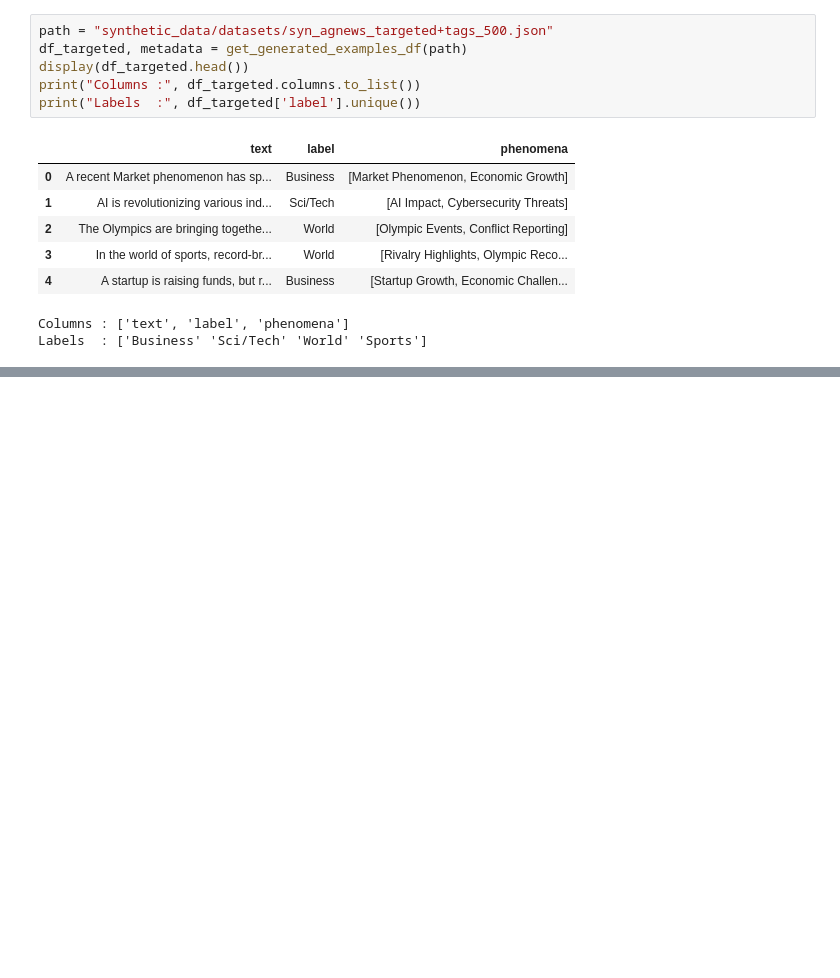
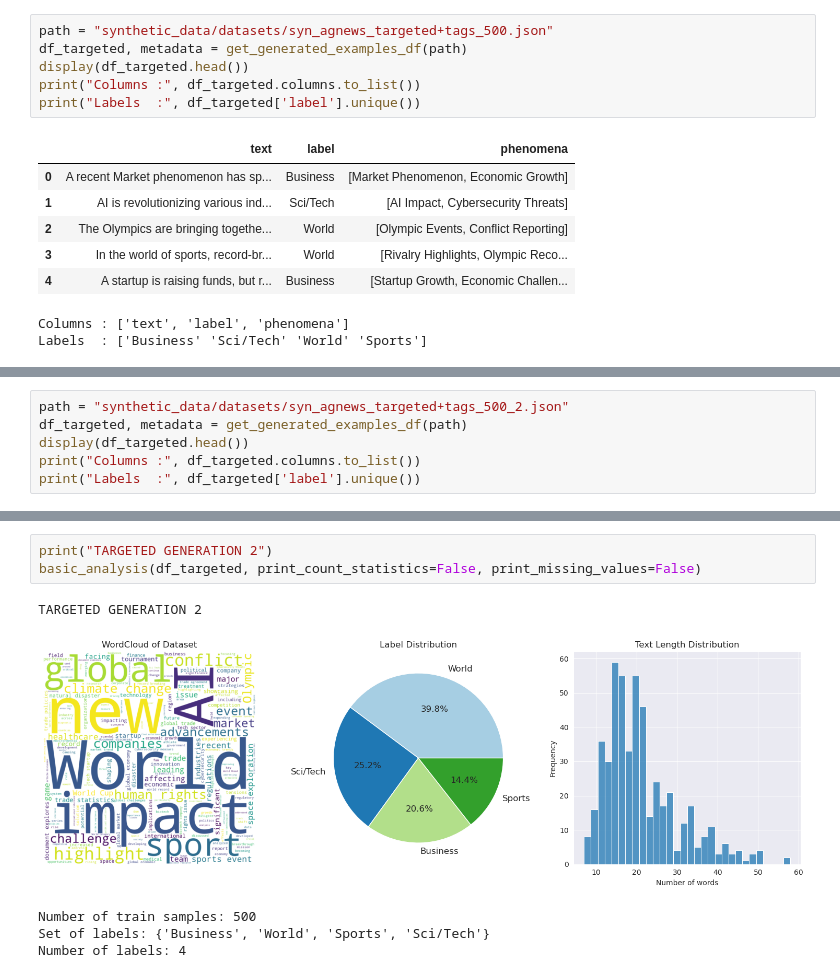
Before and after one commit to AlessandroGhiotto/thesis-nlp, a Jupyter notebook: src/agnews/look_synthetic_data.ipynb, the cells around one changed output, grey strips where cells are left out. Cells and saved outputs as stored; diff of their text form; blank space fills up the shorter version.

Commit message:
created othe 500 examples agnews

```diff
--- a/src/agnews/look_synthetic_data.ipynb
+++ b/src/agnews/look_synthetic_data.ipynb
@@ -96,0 +97,6 @@ Number of unique phenomena: 444
+# %%
+path = "synthetic_data/datasets/syn_agnews_targeted+tags_500_2.json"
+df_targeted, metadata = get_generated_examples_df(path)
+display(df_targeted.head())
+print("Columns :", df_targeted.columns.to_list())
+print("Labels  :", df_targeted['label'].unique())
@@ -96,0 +112,9 @@ Number of unique phenomena: 444
+# %%
+print("TARGETED GENERATION 2")
+basic_analysis(df_targeted, print_count_statistics=False, print_missing_values=False)
+# %% [output]
+TARGETED GENERATION 2
+[figure, added]
+Number of train samples: 500
+Set of labels: {'Business', 'World', 'Sports', 'Sci/Tech'}
+Number of labels: 4
```
Also changed, not shown: parts of 6 cells of this notebook, 6 other files.
